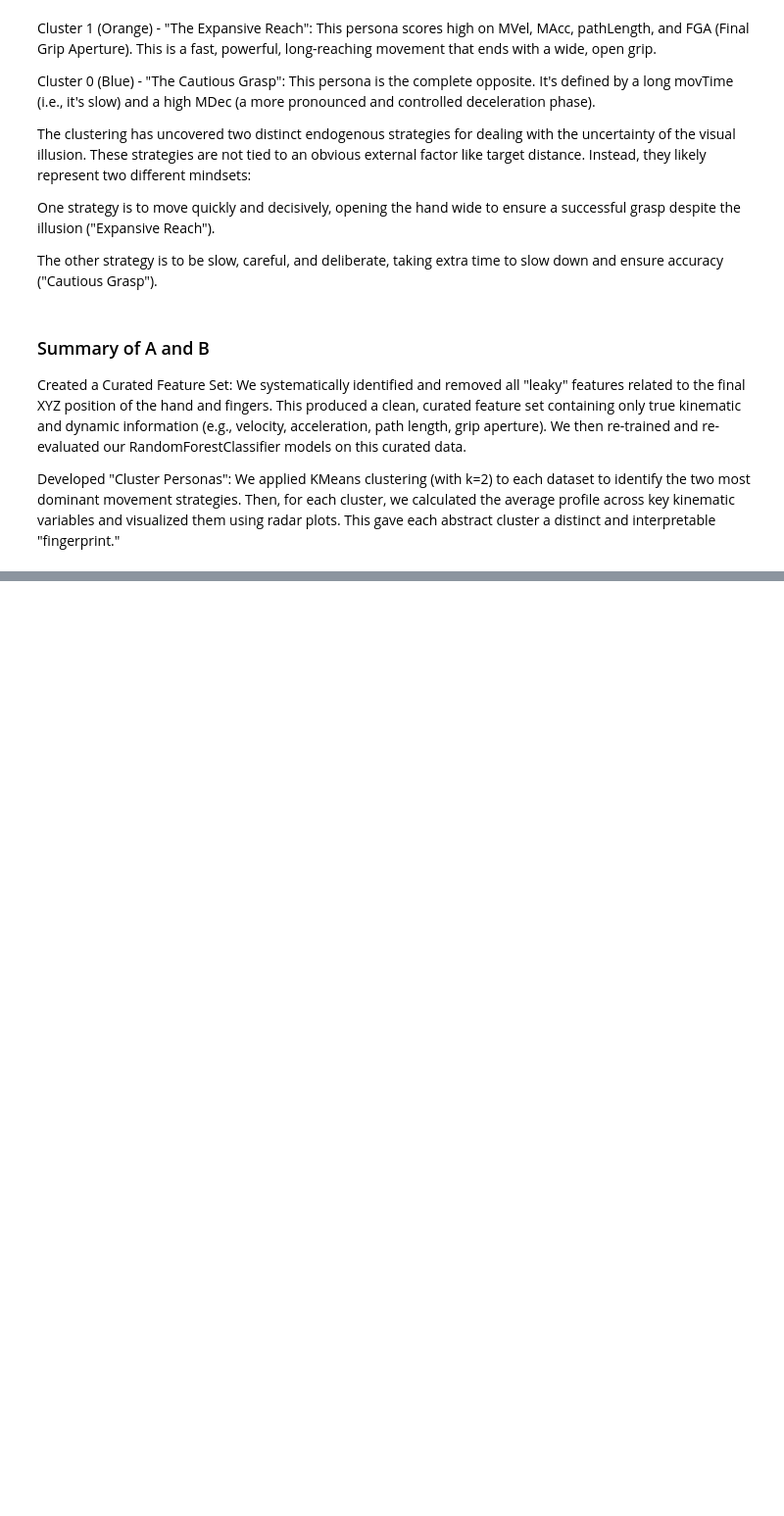
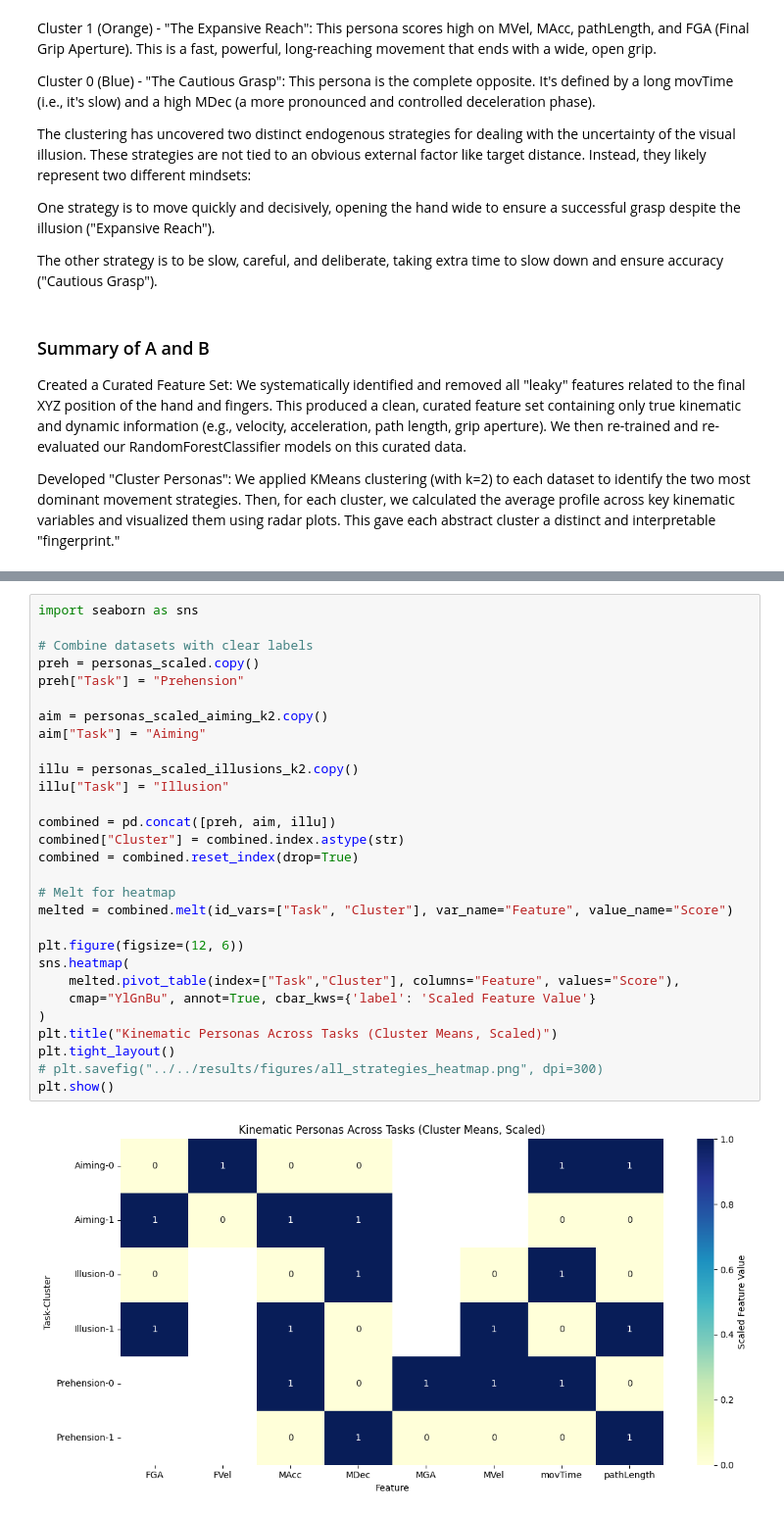
Before and after one commit to BhargavKumarNath/Classifying-Grip-Strategies-Using-Machine-Learning-, a Jupyter notebook: notebooks/03_advance_modeling/03_B_Cluster_Persona_Analysis.ipynb, the cells around one changed output, grey strips where cells are left out. Shown at 98% size. Drawn from its saved outputs; the diff is of its cells as text; blank space fills up the shorter version.

```diff
--- a/notebooks/03_advance_modeling/03_B_Cluster_Persona_Analysis.ipynb
+++ b/notebooks/03_advance_modeling/03_B_Cluster_Persona_Analysis.ipynb
@@ -223,0 +387,31 @@ Developed "Cluster Personas": We applied KMeans clustering (with k=2) to each da
+# %%
+import seaborn as sns
+
+# Combine datasets with clear labels
+preh = personas_scaled.copy()
+preh["Task"] = "Prehension"
+
+aim = personas_scaled_aiming_k2.copy()
+aim["Task"] = "Aiming"
+
+illu = personas_scaled_illusions_k2.copy()
+illu["Task"] = "Illusion"
+
+combined = pd.concat([preh, aim, illu])
+combined["Cluster"] = combined.index.astype(str)
+combined = combined.reset_index(drop=True)
+
+# Melt for heatmap
+melted = combined.melt(id_vars=["Task", "Cluster"], var_name="Feature", value_name="Score")
+
+plt.figure(figsize=(12, 6))
+sns.heatmap(
+    melted.pivot_table(index=["Task","Cluster"], columns="Feature", values="Score"),
+    cmap="YlGnBu", annot=True, cbar_kws={'label': 'Scaled Feature Value'}
+)
+plt.title("Kinematic Personas Across Tasks (Cluster Means, Scaled)")
+plt.tight_layout()
+# plt.savefig("../../results/figures/all_strategies_heatmap.png", dpi=300)
+plt.show()
+# %% [output]
+[figure, added]
```
Also changed, not shown: parts of 18 cells of this notebook, 10 other files.
